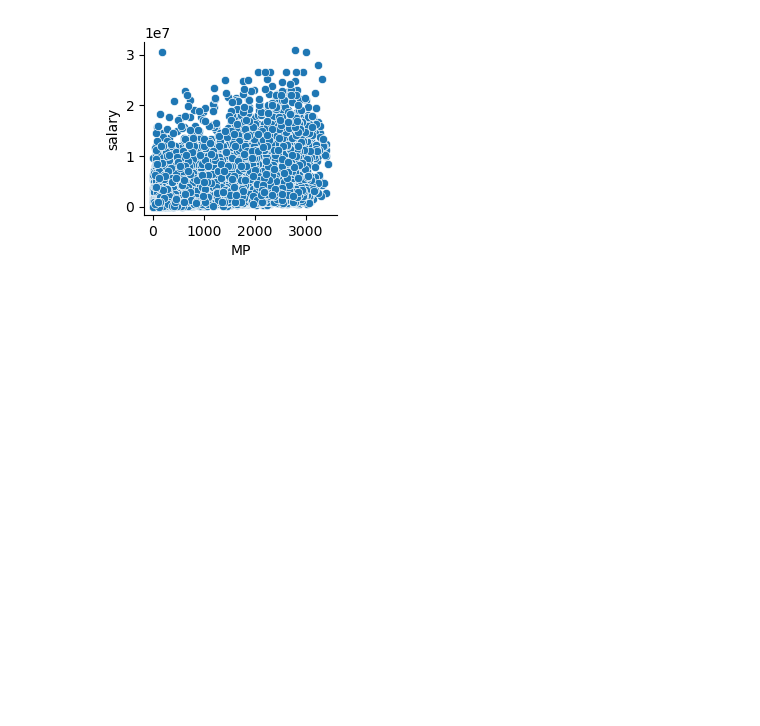
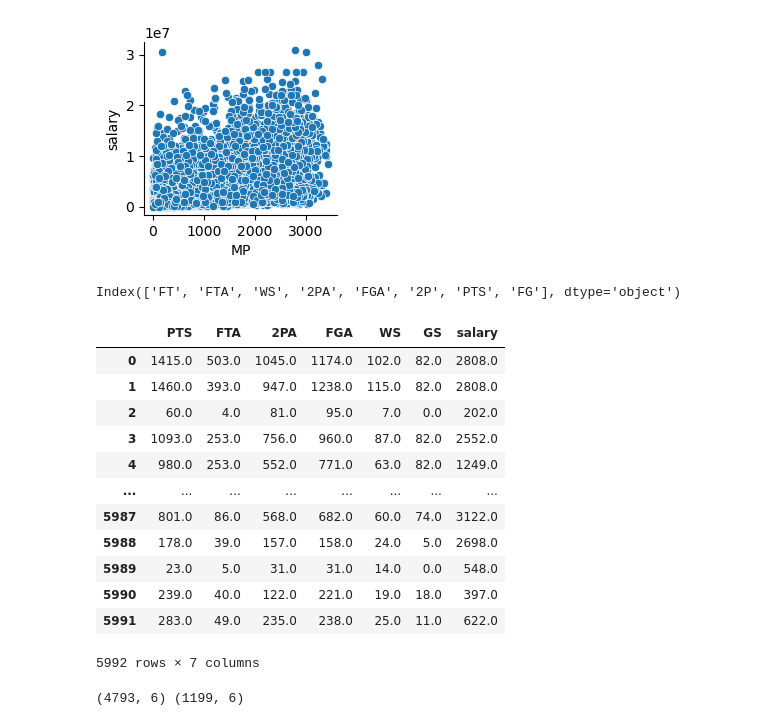
Before and after one commit to ben983593140/171-final-project, a Jupyter notebook: project.ipynb, the cells around one changed output. Saved outputs shown, nothing was run; the diff lists cells and outputs as text; code cells hidden in the pictures; blank space fills up the shorter version.

Commit message:
merging Henry's update, and added relevant attribute filtering for further usage

```diff
--- a/project.ipynb
+++ b/project.ipynb
@@ -130,3 +136,45 @@ sb.pairplot(merged_00_to_17, x_vars = ["MP"], y_vars = ['salary'])
 plt.show()
 # %% [output]
 [figure]
+# %%
+# Filter the most relevant attributes
+filtered_0017 =  merged_00_to_17.drop(['Player', 'Year'], axis=1)
+
+# Only need the salary column, and take out the correlation with salary itself
+correlation = abs(filtered_0017.corr()['salary'][:-1])
+
+# Get the sorted index of correlation
+attribute_rank = np.argsort(correlation)
+
+# Get the most relevant attributes
+attribute_size = 8
+relevant_attributes = attribute_rank.index[attribute_rank[-attribute_size:]]
+print(relevant_attributes)
+# %% [output]
+Index(['FT', 'FTA', 'WS', '2PA', 'FGA', '2P', 'PTS', 'FG'], dtype='object')
+# %%
+df_salary = merged_00_to_17.copy()
+df_salary = pd.DataFrame(preprocessing.OrdinalEncoder().fit_transform(df_salary), columns=df_salary.columns)
+# OrdinalEncoder will skip numerical values. LabelEncoder also works as they share the same functionality.
+display(df_salary[['PTS', 'FTA', '2PA', 'FGA', 'WS', 'GS', 'salary']])
+# %% [output]
+|  | PTS | FTA | 2PA | FGA | WS | GS | salary |
+| 0 | 1415.0 | 503.0 | 1045.0 | 1174.0 | 102.0 | 82.0 | 2808.0 |
+| 1 | 1460.0 | 393.0 | 947.0 | 1238.0 | 115.0 | 82.0 | 2808.0 |
+| 2 | 60.0 | 4.0 | 81.0 | 95.0 | 7.0 | 0.0 | 202.0 |
+| 3 | 1093.0 | 253.0 | 756.0 | 960.0 | 87.0 | 82.0 | 2552.0 |
+| 4 | 980.0 | 253.0 | 552.0 | 771.0 | 63.0 | 82.0 | 1249.0 |
+| ... | ... | ... | ... | ... | ... | ... | ... |
+| 5987 | 801.0 | 86.0 | 568.0 | 682.0 | 60.0 | 74.0 | 3122.0 |
+| 5988 | 178.0 | 39.0 | 157.0 | 158.0 | 24.0 | 5.0 | 2698.0 |
+| 5989 | 23.0 | 5.0 | 31.0 | 31.0 | 14.0 | 0.0 | 548.0 |
+| 5990 | 239.0 | 40.0 | 122.0 | 221.0 | 19.0 | 18.0 | 397.0 |
+| 5991 | 283.0 | 49.0 | 235.0 | 238.0 | 25.0 | 11.0 | 622.0 |
+5992 rows × 7 columns
+# %%
+salary_train, salary_test = train_test_split(df_salary, test_size=0.2)
+X_salary_train, y_salary_train = salary_train[['PTS', 'FTA', '2PA', 'FGA', 'WS', 'GS']], salary_train['salary']
+X_salary_test, y_salary_test = salary_test[['PTS', 'FTA', '2PA', 'FGA', 'WS', 'GS']], salary_test['salary']
+print(X_salary_train.shape, X_salary_test.shape)
+# %% [output]
+(4793, 6) (1199, 6)
```
Also changed, not shown: parts of 4 cells of this notebook.
